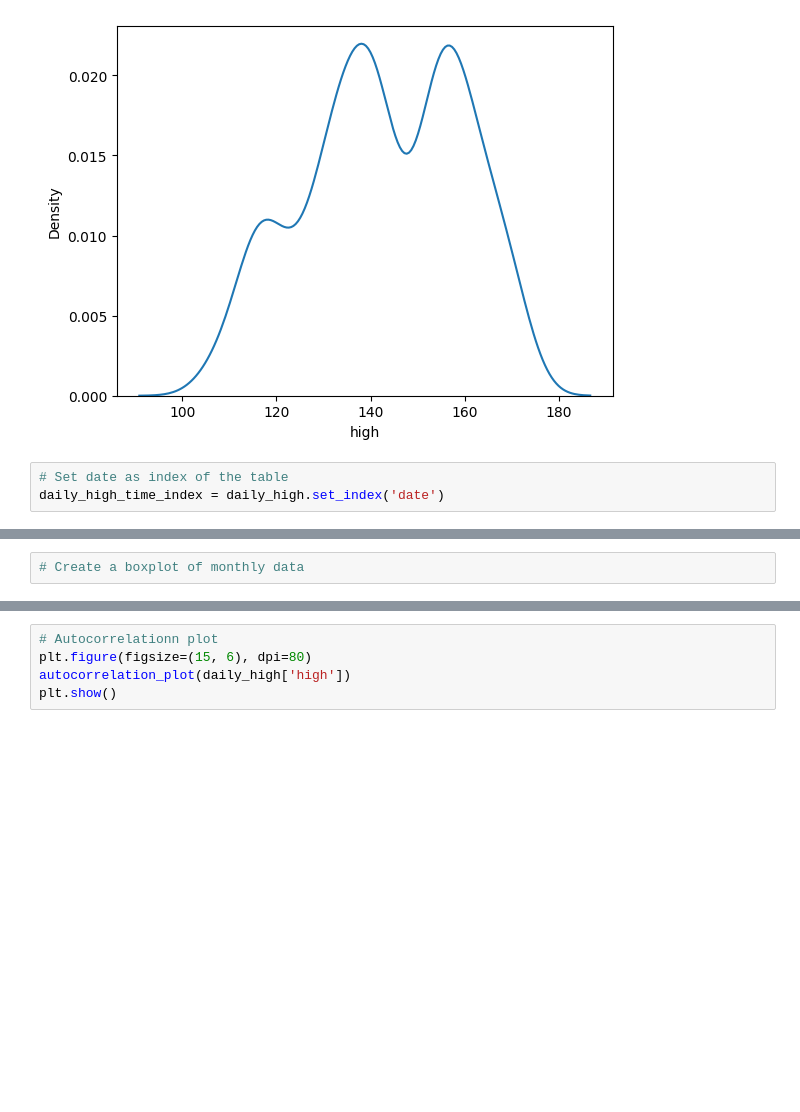
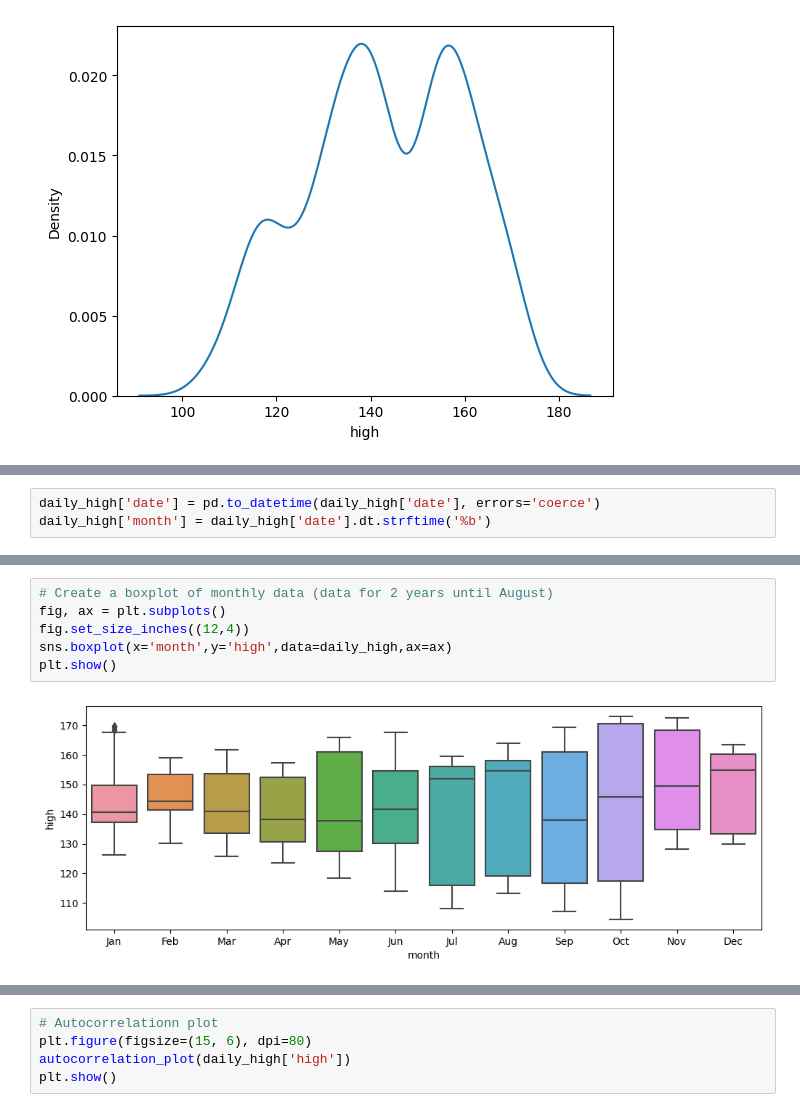
Before and after one commit to tharina11/Financial-Data-Analysis, a Jupyter notebook: Data Exploration/Exploration of stock data.ipynb, the cells around one changed output, grey strips where cells are left out. Saved outputs shown, nothing was run; the diff lists cells and outputs as text; blank space fills up the shorter version.

Commit message:
Add more time series analysis

```diff
--- a/Data Exploration/Exploration of stock data.ipynb
+++ b/Data Exploration/Exploration of stock data.ipynb
@@ -49,6 +54,3 @@ sns.kdeplot(daily_high['high'])
 plt.show()
 # %% [output]
 [figure]
-# %%
-# Set date as index of the table
-daily_high_time_index = daily_high.set_index('date')
@@ -67,0 +57,3 @@ daily_high_time_index.head(5)
+# %%
+daily_high['date'] = pd.to_datetime(daily_high['date'], errors='coerce')
+daily_high['month'] = daily_high['date'].dt.strftime('%b')
@@ -68,2 +69,8 @@ daily_high_time_index.head(5)
 # %%
-# Create a boxplot of monthly data
+# Create a boxplot of monthly data (data for 2 years until August)
+fig, ax = plt.subplots()
+fig.set_size_inches((12,4))
+sns.boxplot(x='month',y='high',data=daily_high,ax=ax)
+plt.show()
+# %% [output]
+[figure, added]
```
Also changed, not shown: parts of 5 cells of this notebook.
